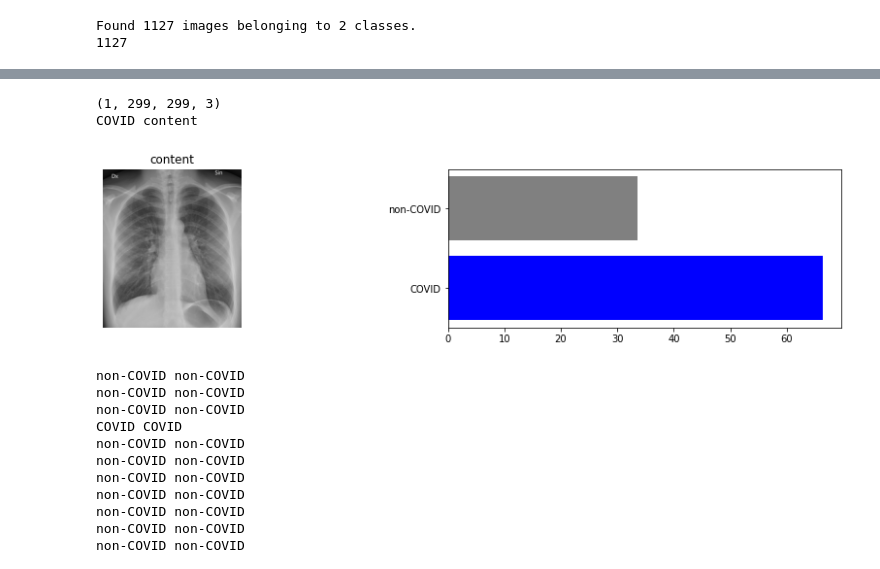
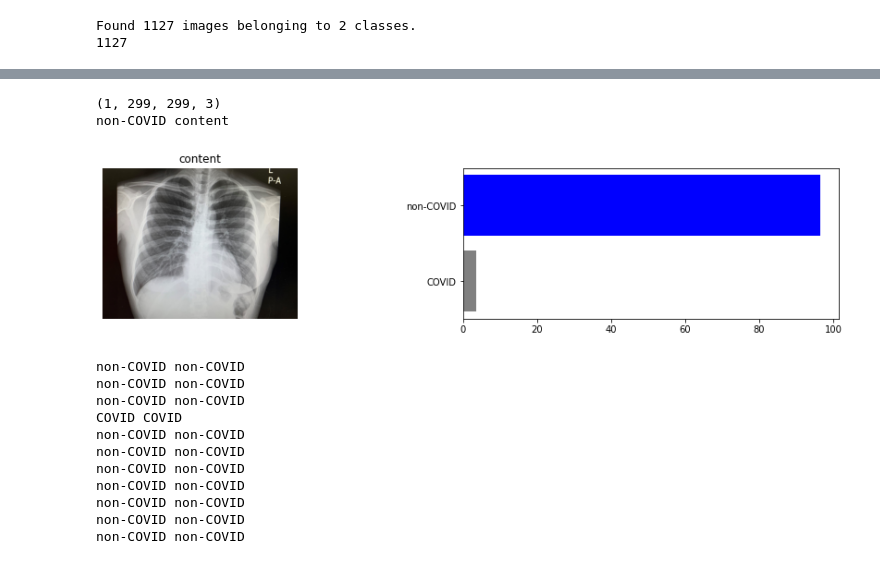
Before and after one commit to whiteBerryJ/Detect-COVID-vs-non-COVID, a Jupyter notebook: Covid_classification_2class.ipynb, the cells around one changed output, grey strips where cells are left out. Cells and saved outputs as stored; diff of their text form; code cells hidden in the pictures.

```diff
--- a/Covid_classification_2class.ipynb
+++ b/Covid_classification_2class.ipynb
@@ -359,4 +359,4 @@ print(test_generator.n)
 Found 1127 images belonging to 2 classes.
 1127
 # %%
-# model2 = load_model('/content/drive/My Drive/인공지능 학습관련/covid_model_best_2class.h5')
+model2 = load_model('/content/drive/My Drive/인공지능 학습관련/covid_model_best_2class.h5')
@@ -374,7 +376,7 @@ unique_sorted_Y = ['COVID','non-COVID']
 for i in range(iter):
     plt.figure(figsize=(16,iter*3))
     # image_path = random.choice(test_generator.filepaths)
-    image_path='/content/Normal_posteroanterior_(PA)_chest_radiograph_(X-ray).jpg'
+    image_path='/content/KakaoTalk_20201023_150029203.jpg'
 
     #출력 범위 설정
     plt.subplot(iter,2,i*2+1)
@@ -413,35 +415,35 @@ for i in range(iter):
     prediction = model.predict(feature_vector)[0]
 
     color = ['gray'] * 2
     if prediction <= 0.5:
         predict = 0
         color[0] = 'blue'
         label = 'COVID'
     else:
         predict = 1
         color[1] = 'blue'
         label = 'non-COVID'
 
     covid_ratio = float(1-prediction)
     non_ration = float(prediction)
 
     ratio = np.zeros(2)
     ratio[0] = covid_ratio
     ratio[1] = non_ration
 
     #가로 막대 그리기
     plt.barh(range(2), ratio * 100, color = color)
     plt.yticks(range(2), unique_sorted_Y)
 
     # print(labels[0], realY[0])
     predictY.append(label)
     realY.append(real_y)
     print(label,real_y)
     plt.show()
 # %% [output]
 (1, 299, 299, 3)
-COVID content
+non-COVID content
-[figure, old version]
+[figure, new version]
 # %%
 # 글자만.
 import random
```
Also changed, not shown: parts of 1 cell of this notebook.
